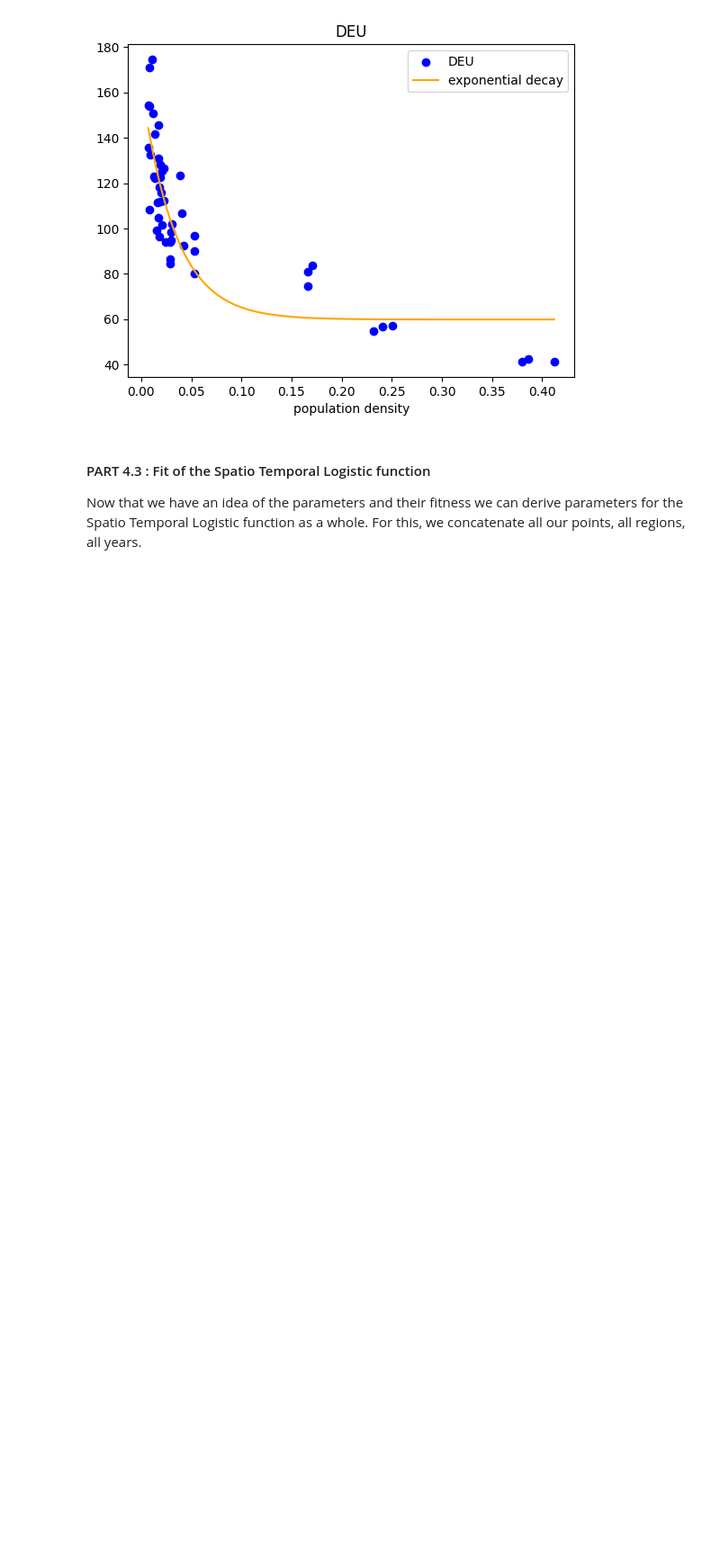
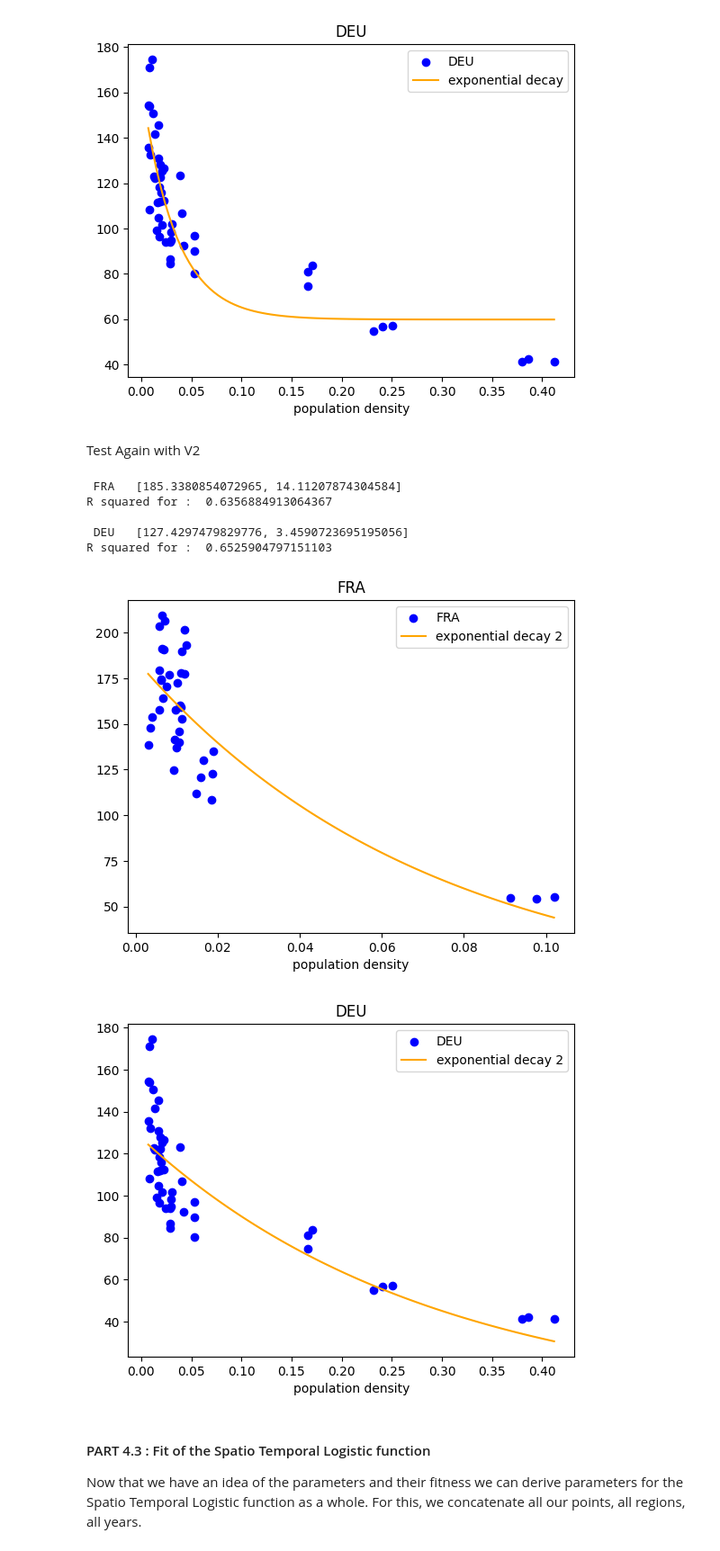
Before and after one commit to ohauterville/spatialization_module_cluster, a Jupyter notebook: main.ipynb, the cells around one changed output. Shown at 90% size. Saved outputs shown, nothing was run; the diff lists cells and outputs as text; code cells hidden in the pictures; blank space fills up the shorter version.

```diff
--- a/main.ipynb
+++ b/main.ipynb
@@ -289,7 +280,7 @@ if True:
 # %% [markdown]
 ### PLOT 2.1 : Total observable compared to GDP
 # %%
-if True:
+if False:
     x_col1 = "GDP per capita"
     x_col2 = "Population"
     y_col = "Built up surface GHSL"
@@ -348,7 +336,7 @@ if True:
 # %% [markdown]
 ### PLOT 3.1 : Observable per capita compared to observable fraction (m2 built up / all m2)
 # %%
-if True:
+if False:
     x_col = "Built up surface fraction"
     y_col = "Built up surface GHSL/Population"
 
@@ -460,7 +445,7 @@ for region in regions:
     print(region.name, "\n")
 
     logistic_fit_handler.append(Fit(region.name + "_logistic", np.array(df_gdp_cap_region_handler[j]), [0,0], np.array(df_built_up_region_handler[j])))
-    logistic_fit_handler[-1].fit_logistic(init=[180, 0.00000001, 45000])
+    logistic_fit_handler[-1].fit_logistic(init=[150, 0.00001, 45000])
 
     print(subregion.name, " ", logistic_fit_handler[-1].fitted_params)
     print(subregion.name, " R squared ", ": ", logistic_fit_handler[-1].r_squared)
@@ -529,6 +514,42 @@ for region in regions:
 # %% [output]
 [figure]
 [figure]
+# %% [markdown]
+Test Again with V2
+# %%
+# # fit the saturation fct for one year
+saturation_fit_handler = []
+
+j = 0
+for region in regions:
+    # fit rexponential decay
+    saturation_fit_handler.append(Fit(region.name + "_exponential", np.array(df_pop_density_region_handler[j]), [0,0], np.array(df_built_up_region_handler[j])))
+    saturation_fit_handler[-1].fit_exponential_decay2(init=[.05, 50])
+    print("\n",region.name, " ", saturation_fit_handler[-1].fitted_params)
+    print("R squared for : ", saturation_fit_handler[-1].r_squared)
+    j = j + 1
+# %% [output]
+ FRA   [185.3380854072965, 14.11207874304584]
+R squared for :  0.6356884913064367
+
+ DEU   [127.4297479829776, 3.4590723695195056]
+R squared for :  0.6525904797151103
+# %%
+#  PLOT verification
+j = 0
+for region in regions:
+    x_fit_array = np.linspace(min(df_pop_density_region_handler[j]), max(df_pop_density_region_handler[j]), 10)
+    plt.scatter(df_pop_density_region_handler[j], df_built_up_region_handler[j],  color="b",
+            label=region.name)
+    plt.plot(saturation_fit_handler[j].x1_fit, saturation_fit_handler[j].y_fit, label="exponential decay 2", color="orange")
+    plt.xlabel("population density")
+    plt.legend(loc="upper right")
+    plt.title(region.name)
+    plt.show()
+    j = j + 1
+# %% [output]
+[figure, added]
+[figure, added]
 # %% [markdown]
 #### PART 4.3 : Fit of the Spatio Temporal Logistic function
 
```
Also changed, not shown: parts of 13 cells of this notebook, 2 other files.
